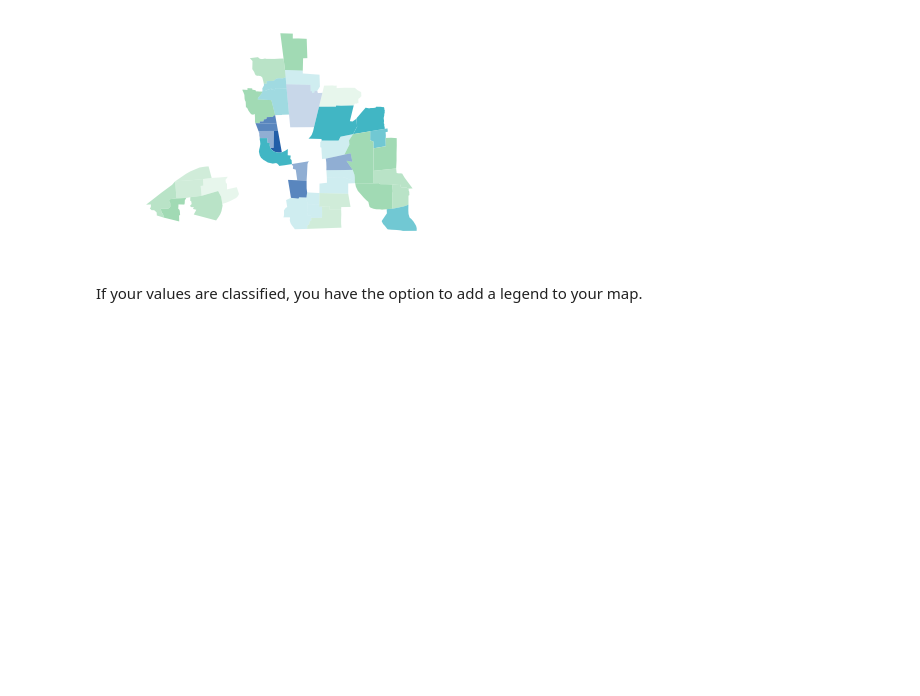
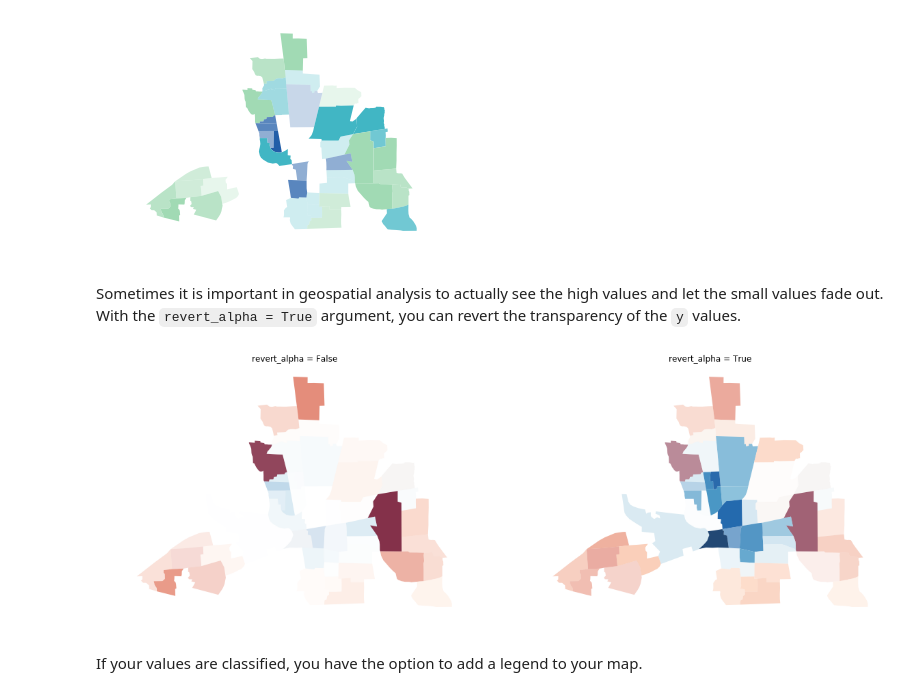
Before and after one commit to sjsrey/pysalfoss4g19, a Jupyter notebook: content/002_geovisualization.ipynb, the cells around one changed output. Drawn from its saved outputs; the diff is of its cells as text; code cells hidden in the pictures; blank space fills up the shorter version.

```diff
--- a/content/09_geovisualization.ipynb
+++ b/content/002_geovisualization.ipynb
@@ -364,6 +364,29 @@ vba_choropleth(y, x, gdf, cmap=color_list,
 plt.show()
 # %% [output]
 [figure]
+# %% [markdown]
+Sometimes it is important in geospatial analysis to actually see the high values and let the small values fade out. With the `revert_alpha = True` argument, you can revert the transparency of the `y` values.
+# %%
+# create new figure
+fig, axs = plt.subplots(1,2, figsize=(20,10))
+
+# create a vba_choropleth
+vba_choropleth(y, x, gdf, cmap='RdBu',
+               divergent=False, ax=axs[0])
+
+# set divergent to True
+vba_choropleth(y, x, gdf, cmap='RdBu',
+               divergent=True, ax=axs[1])
+
+# set figure style
+axs[0].set_title('revert_alpha = False')
+axs[0].set_axis_off()
+axs[1].set_title('revert_alpha = True')
+
+# plot
+plt.show()
+# %% [output]
+[figure, added]
 # %% [markdown]
 If your values are classified, you have the option to add a legend to your map.
 # %%
```
Also changed, not shown: parts of 2 cells of this notebook, 1 other file.
